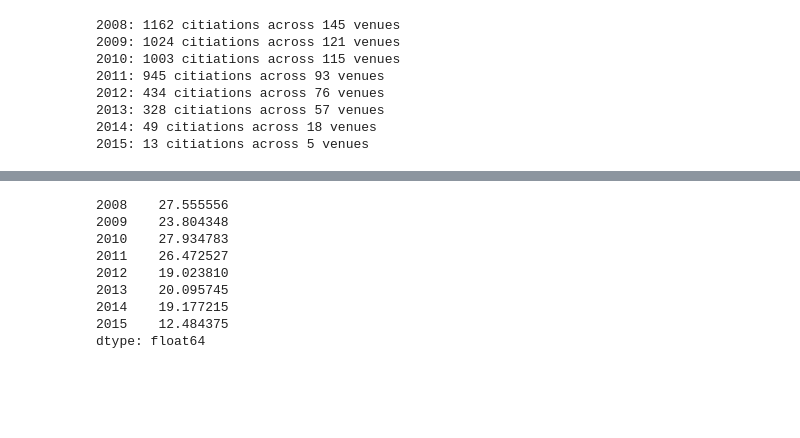
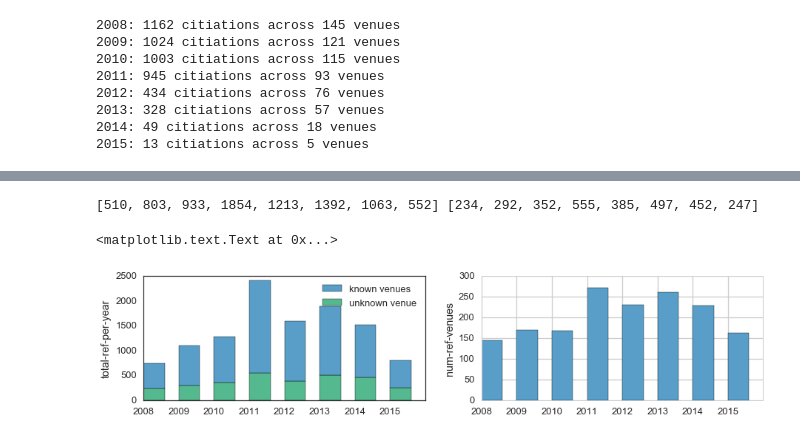
Before and after one commit to lexingxie/academic-graph, a Jupyter notebook: plot_citations.ipynb, the cells around one changed output, grey strips where cells are left out. Drawn from its saved outputs; the diff is of its cells as text; code cells hidden in the pictures; blank space fills up the shorter version.

```diff
--- a/plot_citations.ipynb
+++ b/plot_citations.ipynb
@@ -444,12 +442,41 @@ Name: PubYear, dtype: int64
-# %%
-df_citing['PaperPubYear'].value_counts()/df_paper['PubYear'].value_counts()
-# %% [output]
-2008    27.555556
-2009    23.804348
-2010    27.934783
-2011    26.472527
-2012    19.023810
-2013    20.095745
-2014    19.177215
-2015    12.484375
-dtype: float64
+# %%
+"""# of citings over years, w/wo venues; # of citing venues over years"""
+plt.figure(figsize=(15, 3))
+
+ax3 = plt.subplot(1, 2, 1)
+sns.set_style("whitegrid")
+
+citing_not_null = [] #np.zeros((1, len(years)), dtype=np.int)
+citing_num_null = [] #np.zeros((len(years), 1), dtype=np.int)
+cnt = 0
+for name, gf in df_citing.groupby(['PaperPubYear']):
+    #print(gf.head())
+    #print(len(gf), len ( gf['RefVenueID'][gf['RefVenueID'] != ''] ), len ( gf['RefVenueID'][gf['RefVenueID'] == ''] ))
+    citing_not_null.append( len ( gf['RefVenueID'][gf['RefVenueID'] != ''] ) )
+    citing_num_null.append( len ( gf['RefVenueID'][gf['RefVenueID'] == ''] ) )
+
+print(citing_not_null, citing_num_null)
+
+rects3a = ax3.bar(x_pos, citing_num_null, width=.6, color=bar_colrs1[4])
+rects3b = ax3.bar(x_pos, citing_not_null, width=.6, color=bar_colrs3[4], bottom=citing_num_null)
+
+tk3 = plt.xticks(x_pos, years)
+ax3.set_ylabel('total-ref-per-year')
+plt.legend((rects3b[0], rects3a[0]), ('known venues', 'unknown venue'))
+
+
+ax4 = plt.subplot(1, 2, 2)
+sns.set_style("whitegrid")
+
+venue_counts = []
+for name, gf in df_citing[df_citing['RefVenueID'] != ''].groupby(['PaperPubYear']):
+    venue_counts.append( len( gf['RefVenueID'].value_counts() ) )
+
+rects4 = ax4.bar(x_pos, venue_counts, width=.6, color=bar_colrs3[4])
+
+tk4 = plt.xticks(x_pos, years)
+ax4.set_ylabel('num-ref-venues')
+# %% [output]
+[510, 803, 933, 1854, 1213, 1392, 1063, 552] [234, 292, 352, 555, 385, 497, 452, 247]
+<matplotlib.text.Text at 0x...>
+[figure, added]
```
Also changed, not shown: parts of 13 cells of this notebook.
